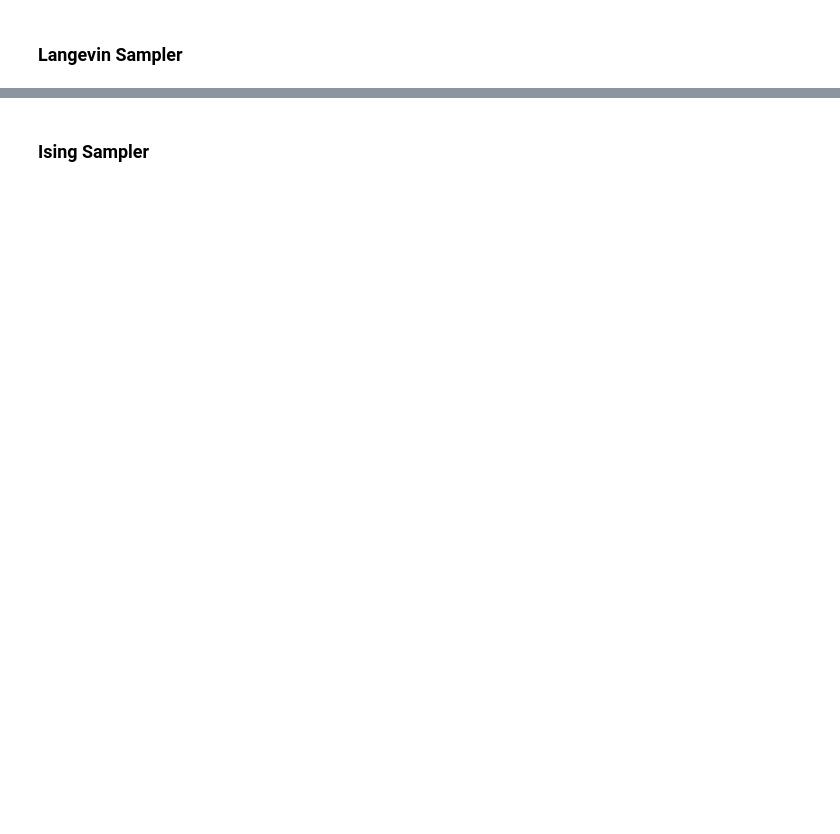
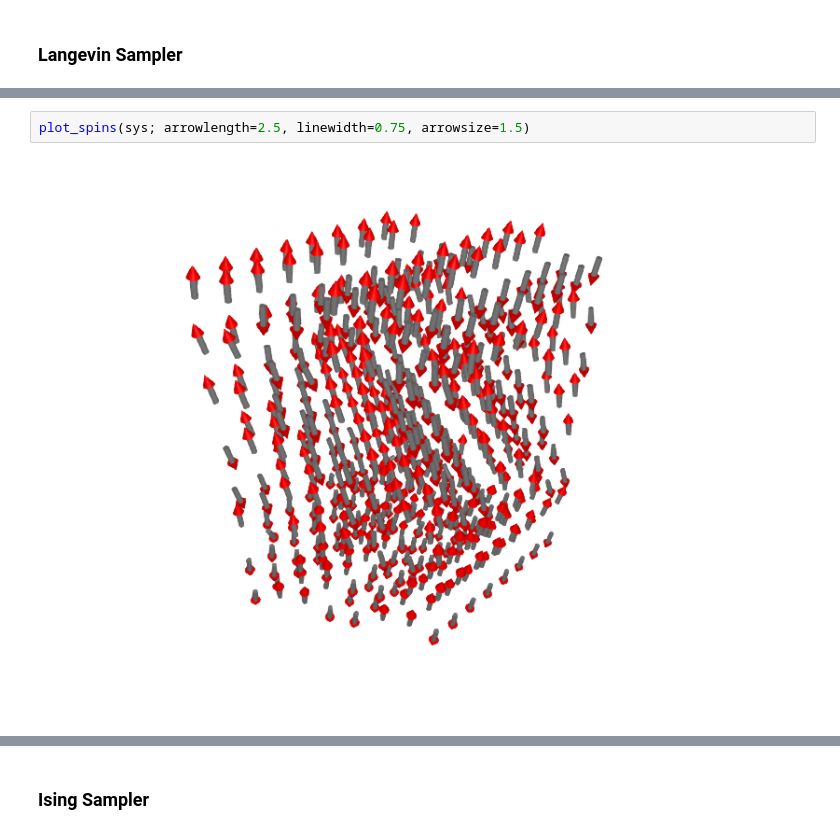
Before and after one commit to mourigal/SunnyTutorials, a Jupyter notebook: tutorials/FeI2_tutorial.ipynb, the cells around one changed output, grey strips where cells are left out. Cells and saved outputs as stored; diff of their text form; blank space fills up the shorter version.

```diff
--- a/tutorials/FeI2_tutorial.ipynb
+++ b/tutorials/FeI2_tutorial.ipynb
@@ -243,0 +301,4 @@ It is possible to formulate an Langevin equation with the classical SU(N) dynami
+# %%
+plot_spins(sys; arrowlength=2.5, linewidth=0.75, arrowsize=1.5)
+# %% [output]
+[figure, added]
```
Also changed, not shown: parts of 31 cells of this notebook.
